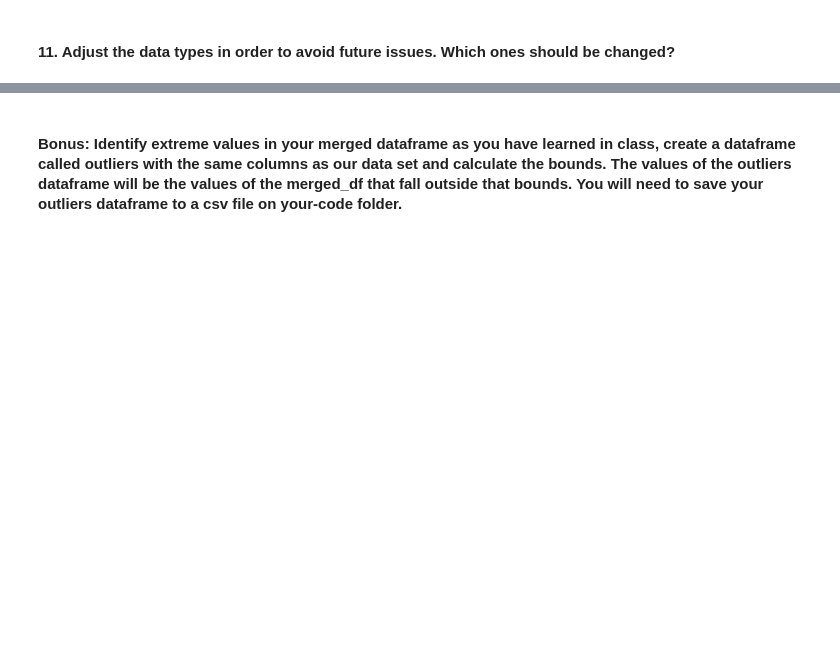
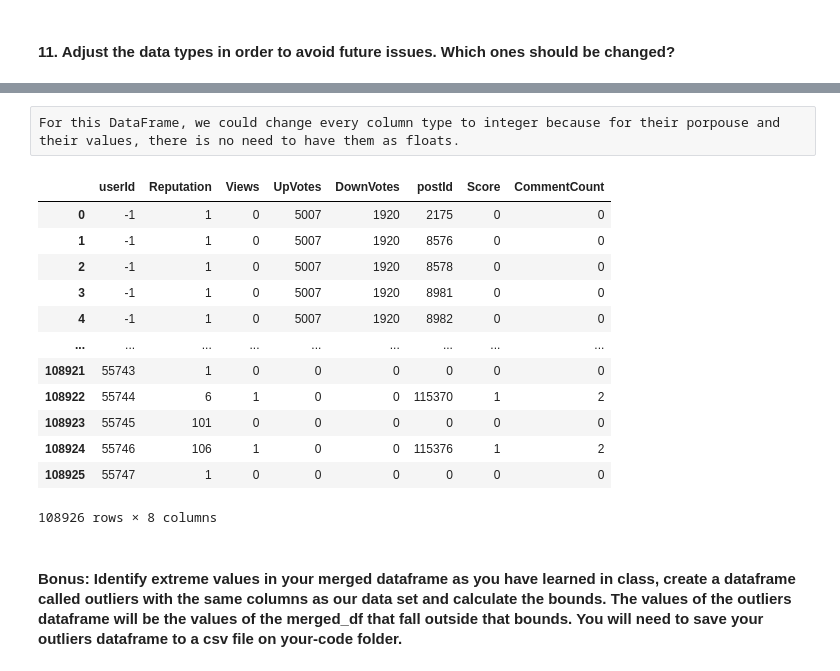
Before and after one commit to Os-f-dev/datamex_012021, a Jupyter notebook: module-1/lab-data_cleaning/your-code/main.ipynb, the cells around one changed output, grey strips where cells are left out. Saved outputs shown, nothing was run; the diff lists cells and outputs as text; code cells hidden in the pictures; blank space fills up the shorter version.

Commit message:
Laboratorio data cleaning terminado

```diff
--- a/module-1/lab-data_cleaning/your-code/main.ipynb
+++ b/module-1/lab-data_cleaning/your-code/main.ipynb
@@ -233,0 +236,2 @@ dtype: int64
+# %%
+merge[['postId','Score','CommentCount']] = merge[['postId','Score','CommentCount']].fillna(0)
@@ -236,2 +261,22 @@ dtype: int64
+# %% [raw]
+For this DataFrame, we could change every column type to integer because for their porpouse and their values, there is no need to have them as floats.
+# %%
+merge[['postId','Score','CommentCount']] = merge[['postId','Score','CommentCount']].astype('int64')
+# %%
+merge
+# %% [output]
+|  | userId | Reputation | Views | UpVotes | DownVotes | postId | Score | CommentCount |
+| 0 | -1 | 1 | 0 | 5007 | 1920 | 2175 | 0 | 0 |
+| 1 | -1 | 1 | 0 | 5007 | 1920 | 8576 | 0 | 0 |
+| 2 | -1 | 1 | 0 | 5007 | 1920 | 8578 | 0 | 0 |
+| 3 | -1 | 1 | 0 | 5007 | 1920 | 8981 | 0 | 0 |
+| 4 | -1 | 1 | 0 | 5007 | 1920 | 8982 | 0 | 0 |
+| ... | ... | ... | ... | ... | ... | ... | ... | ... |
+| 108921 | 55743 | 1 | 0 | 0 | 0 | 0 | 0 | 0 |
+| 108922 | 55744 | 6 | 1 | 0 | 0 | 115370 | 1 | 2 |
+| 108923 | 55745 | 101 | 0 | 0 | 0 | 0 | 0 | 0 |
+| 108924 | 55746 | 106 | 1 | 0 | 0 | 115376 | 1 | 2 |
+| 108925 | 55747 | 1 | 0 | 0 | 0 | 0 | 0 | 0 |
+108926 rows × 8 columns
 # %% [markdown]
 #### Bonus: Identify extreme values in your merged dataframe as you have learned in class, create a dataframe called outliers with the same columns as our data set and calculate the bounds. The values of the outliers dataframe will be the values of the merged_df that fall outside that bounds. You will need to save your outliers dataframe to a csv file on your-code folder.
```
Also changed, not shown: parts of 3 cells of this notebook, 2 other files.
